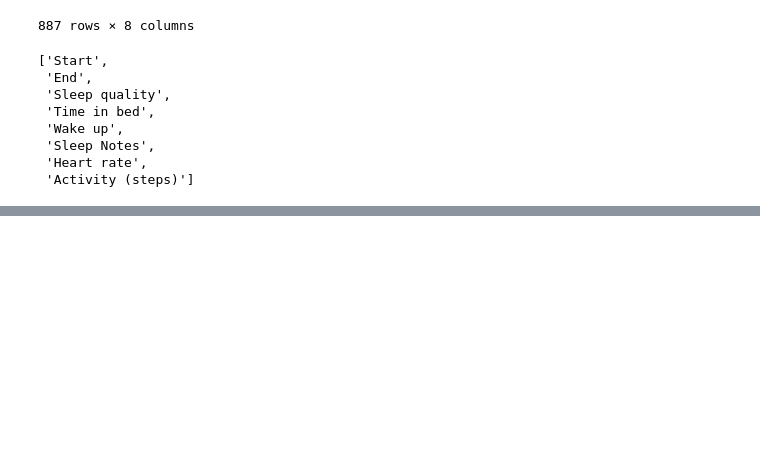
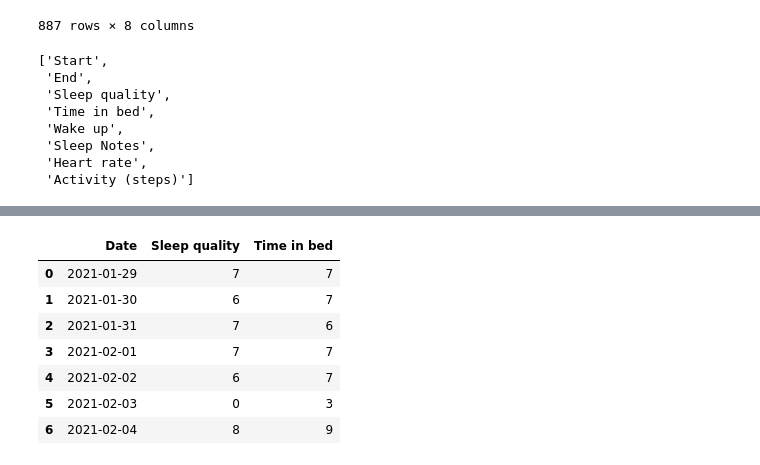
Before and after one commit to luiszugasti/sleep_stats, a Jupyter notebook: scrap_notebook/scrap.ipynb, the cells around one changed output, grey strips where cells are left out. Cells and saved outputs as stored; diff of their text form; code cells hidden in the pictures; blank space fills up the shorter version.

```diff
--- a/scrap_notebook/scrap.ipynb
+++ b/scrap_notebook/scrap.ipynb
@@ -93,0 +95,12 @@ df.plot(x="Start", y = "Sleep quality")
+# %%
+user_df = pd.read_csv(os.getcwd() + "/../test/test_inputs/sample_7_days.csv")
+user_df
+# %% [output]
+|  | Date | Sleep quality | Time in bed |
+| 0 | 2021-01-29 | 7 | 7 |
+| 1 | 2021-01-30 | 6 | 7 |
+| 2 | 2021-01-31 | 7 | 6 |
+| 3 | 2021-02-01 | 7 | 7 |
+| 4 | 2021-02-02 | 6 | 7 |
+| 5 | 2021-02-03 | 0 | 3 |
+| 6 | 2021-02-04 | 8 | 9 |
```
Also changed, not shown: parts of 8 cells of this notebook, 1 other file.
